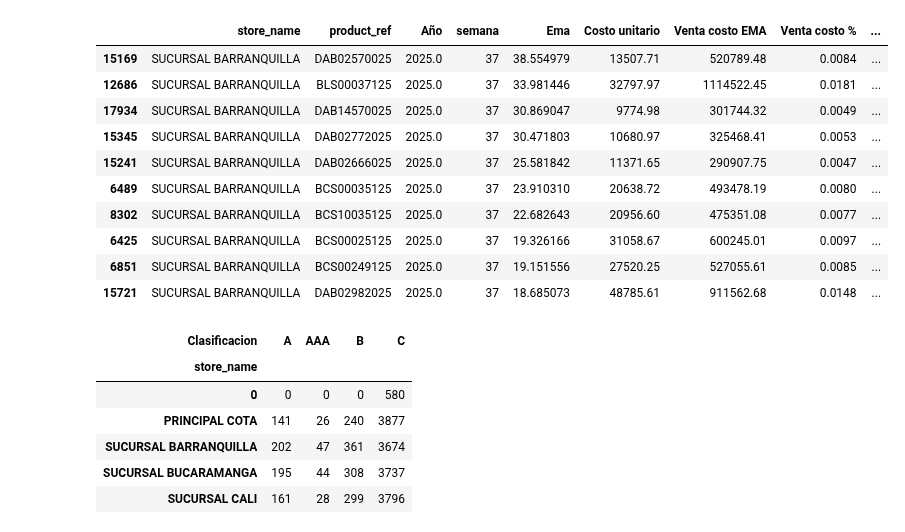
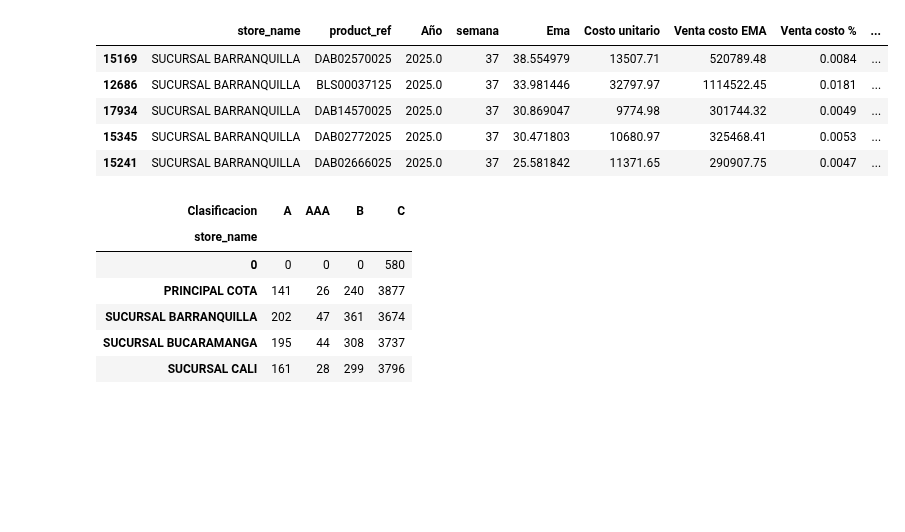
Before and after one commit to FiltrosDonsson/Proyectos-Data-analyst, a Jupyter notebook: MODELO ABASTECIMIENTO/clasificacion.ipynb, the cells around one changed output. Saved outputs shown, nothing was run; the diff lists cells and outputs as text; code cells hidden in the pictures; blank space fills up the shorter version.

```diff
--- a/MODELO ABASTECIMIENTO/clasificacion.ipynb
+++ b/MODELO ABASTECIMIENTO/clasificacion.ipynb
@@ -3,7 +3,7 @@ import pandas as pd
 import datetime as dt
 import numpy as np
 # %%
-ema = pd.read_csv("/home/donsson/proyectos/MODELO ABASTECIMIENTO/ema_mio202537.csv")
+ema = pd.read_csv("/home/donsson/proyectos/MODELO ABASTECIMIENTO/csvsalidas/ema_mio202537.csv")
 # %%
 ema = ema.copy()
 
@@ -164,19 +164,14 @@ ema_ord.to_csv("/home/donsson/proyectos/MODELO ABASTECIMIENTO/csvsalidas/clasifi
 
 bq = ema_ord[ema_ord["store_name"]=="SUCURSAL BARRANQUILLA"].sort_values(by=["Ema"],ascending=False)
 # %%
-bq.head((10))
+bq.head((5))
 # %% [output]
 |  | store_name | product_ref | Año | semana | Ema | Costo unitario | Venta costo EMA | Venta costo % | ... |
 | 15169 | SUCURSAL BARRANQUILLA | DAB02570025 | 2025.0 | 37 | 38.554979 | 13507.71 | 520789.48 | 0.0084 | ... |
 | 12686 | SUCURSAL BARRANQUILLA | BLS00037125 | 2025.0 | 37 | 33.981446 | 32797.97 | 1114522.45 | 0.0181 | ... |
 | 17934 | SUCURSAL BARRANQUILLA | DAB14570025 | 2025.0 | 37 | 30.869047 | 9774.98 | 301744.32 | 0.0049 | ... |
 | 15345 | SUCURSAL BARRANQUILLA | DAB02772025 | 2025.0 | 37 | 30.471803 | 10680.97 | 325468.41 | 0.0053 | ... |
 | 15241 | SUCURSAL BARRANQUILLA | DAB02666025 | 2025.0 | 37 | 25.581842 | 11371.65 | 290907.75 | 0.0047 | ... |
-| 6489 | SUCURSAL BARRANQUILLA | BCS00035125 | 2025.0 | 37 | 23.910310 | 20638.72 | 493478.19 | 0.0080 | ... |
-| 8302 | SUCURSAL BARRANQUILLA | BCS10035125 | 2025.0 | 37 | 22.682643 | 20956.60 | 475351.08 | 0.0077 | ... |
-| 6425 | SUCURSAL BARRANQUILLA | BCS00025125 | 2025.0 | 37 | 19.326166 | 31058.67 | 600245.01 | 0.0097 | ... |
-| 6851 | SUCURSAL BARRANQUILLA | BCS00249125 | 2025.0 | 37 | 19.151556 | 27520.25 | 527055.61 | 0.0085 | ... |
-| 15721 | SUCURSAL BARRANQUILLA | DAB02982025 | 2025.0 | 37 | 18.685073 | 48785.61 | 911562.68 | 0.0148 | ... |
 # %%
 df_real = pd.read_csv("/home/donsson/proyectos/API/real_ema.csv")
 # %%
```
Also changed, not shown: 12 other files.
